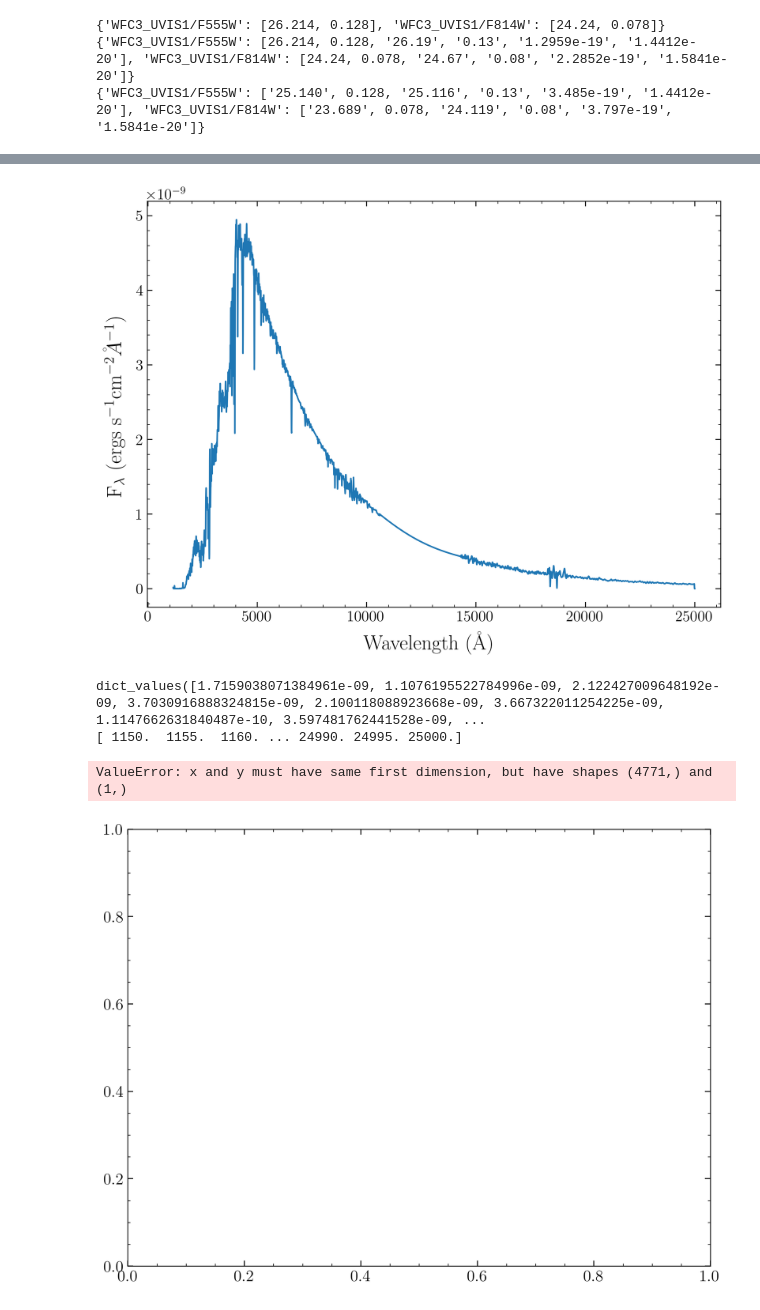
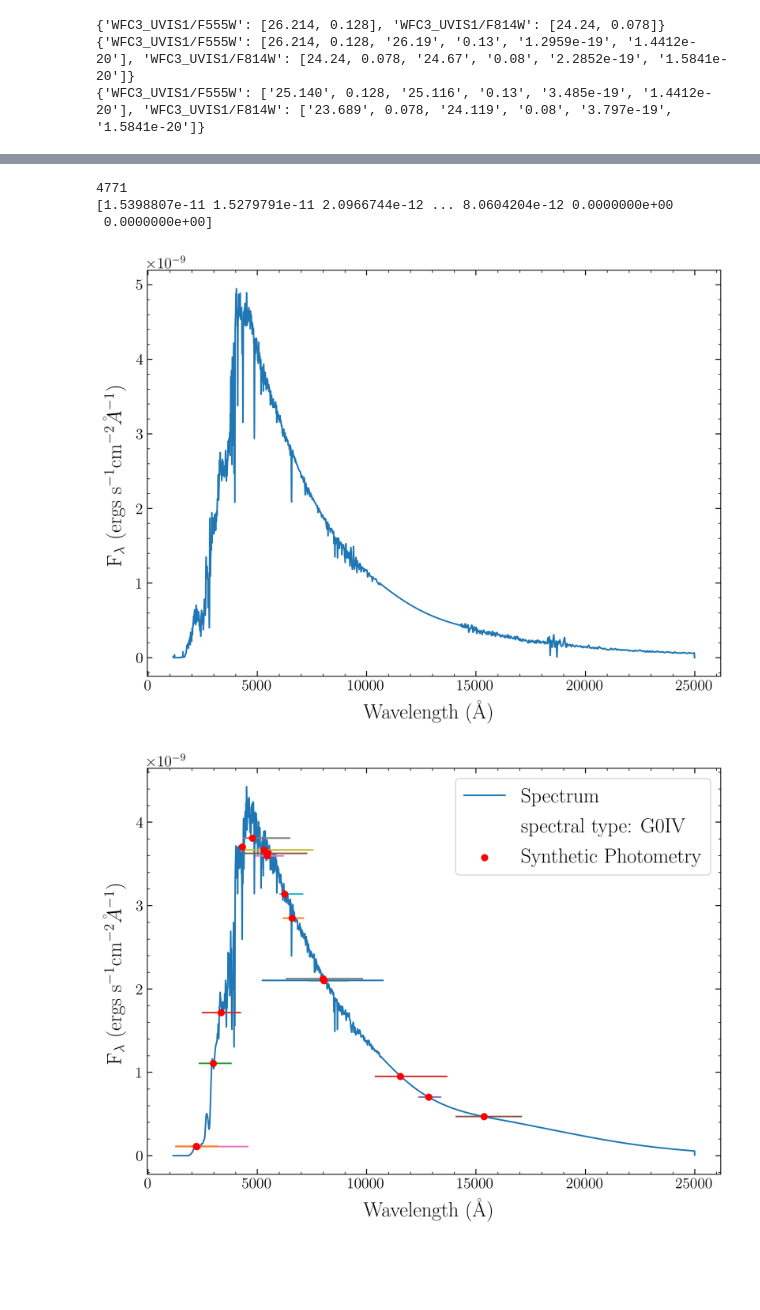
Before and after one commit to kirstytaggart/Lamat-progenitor-project, a Jupyter notebook: plot_sed_v2.ipynb, the cells around one changed output, grey strips where cells are left out. Saved outputs shown, nothing was run; the diff lists cells and outputs as text; code cells hidden in the pictures; blank space fills up the shorter version.

```diff
--- a/plot_sed_v2.ipynb
+++ b/plot_sed_v2.ipynb
@@ -263,11 +310,13 @@ def createpickledic(path):
     dir_list = os.listdir(path)
     #for each file in pickles folder
     for file in os.listdir(path):
-        img = fits.open(path+file)
-        data, header = fits.getdata(path+file, header = True)
-        pickle_dic.update({file: [data , header]})
+        if file != 'pickles_uk.fits' and file != ".DS_Store":
+            print(file)
+            img = fits.open(path+file)
+            data, header = fits.getdata(path+file, header = True)
+            pickle_dic.update({file: [data , header]})
     return pickle_dic
 
-pickle_dic = createpickledic('/Users/Dominic/Downloads/Lamat-progenitor-project-main 11/dat_uvk/')
+pickle_dic = createpickledic(path+ 'dat_uvk/')
 print(pickle_dic)
 # %% [output]
@@ -348,6 +406,8 @@ error = 0.1 + 0.2 * x
 lower_error = 0.4 * error
 upper_error = error
 
+print(len(pickle_dic['pickles_uk_51.fits'][0]['WAVELENGTH']))
+print(pickle_dic['pickles_uk_51.fits'][0]['FLUX'])
 ax1.plot(pickle_dic['pickles_uk_51.fits'][0]['WAVELENGTH'],pickle_dic['pickles_uk_51.fits'][0]['FLUX'])
 
 asymmetric_error = [lower_error, upper_error]
@@ -357,38 +417,67 @@ fig.text(-0.05, 0.5, r'F$_\lambda$ (ergs s$^{-1}$cm$^{-2}\AA^{-1}$)', va='center
 
 plt.savefig('pickles_uk_51_SED_plot.png',bbox_inches='tight')
 # %% [output]
+4771
+[1.5398807e-11 1.5279791e-11 2.0966744e-12 ... 8.0604204e-12 0.0000000e+00
+ 0.0000000e+00]
 [figure]
 # %%
 #Example plot of 51st star model from Pickles library with synthethetic photometry
 
 fig = plt.figure(constrained_layout=True,figsize=(8,6),facecolor='white')
 gs = GridSpec(1, 1, figure=fig)
 ax1 = fig.add_subplot(gs[0, 0])
 
-# example data
-x = np.arange(0.1, 4, 0.5)
-y = np.exp(-x)
-error = 0.1 + 0.2 * x
-lower_error = 0.4 * error
-upper_error = error
 
-print(sed_dictionary.values())
-print(pickle_dic['pickles_uk_51.fits'][0]['WAVELENGTH'])
-ax1.plot(pickle_dic['pickles_uk_51.fits'][0]['WAVELENGTH'], dup_dictionary.values())
+eff_wavelength_sorted = sorted(eff_wavelength.items())
+sed_dictionary_sorted = sorted(sed_dictionary.items())
 
-asymmetric_error = [lower_error, upper_error]
 
-#ax1.errorbar(x, y*1e-9, yerr=asymmetric_error, fmt='o')
+x_eff_wavelength = np.zeros(len(eff_wavelength_sorted))
 
+
+for i in range(len(eff_wavelength_sorted)):
+    x_eff_wavelength[i] = eff_wavelength_sorted[i][1]
+
+#print(x_eff_wavelength)
+
+y_sed_data= np.zeros(len(sed_dictionary_sorted))
+
+for i in range(len(sed_dictionary_sorted)):
+    y_sed_data[i] = sed_dictionary_sorted[i][1]
+
+#print(y_sed_dictionary)
+
+
+#plt.title('pickles_uk_53.fits')
+ax1.plot(pickle_dic['pickles_uk_53.fits'][0]['WAVELENGTH'],pickle_dic['pickles_uk_53.fits'][0]['FLUX'], zorder = 1, label="Spectrum")
+ax1.scatter(x_eff_wavelength, y_sed_data, label= "Synthetic Photometry", color = 'red', zorder = 10)
+
+
+#errorbar
+#get errorbar x error values
+for i,key in enumerate(filter_dic):
+    #print(key)
+    range_of_wave = filter_dic[key][0]['col1']
+    #print(eff_wavelength[key])
+    #print(range_of_wave[0])
+    asymmetric_error = np.array(list(zip([eff_wavelength[key] - np.amin(range_of_wave), (np.max(range_of_wave) - eff_wavelength[key])])))
+    #print(asymmetric_error)
+    ax1.errorbar(x_eff_wavelength[i], y_sed_data[i], xerr =asymmetric_error)
+
+hdul = fits.open(path+ 'dat_uvk/' + list(pickle_dic.keys())[0])
+hdr = hdul[0].header
+name = hdr['COMMENT1']
+
+#ax1.errorbar(np.amin(range_of_values), np.amax(range_of_values), xerr = [eff_wavelength[filt] - np.amin(range_of_values), np.max(range_of_values) - eff_wavelength[filt]], label="errorbar")
+plt.plot([], [], ' ', label=name)
+ax1.legend()
 fig.text(0.5, -0.05, r'Wavelength (\AA)', ha='center')
 fig.text(-0.05, 0.5, r'F$_\lambda$ (ergs s$^{-1}$cm$^{-2}\AA^{-1}$)', va='center', rotation='vertical')
 
 plt.savefig('pickles_uk_51_SED_plot_synt_photometry.png',bbox_inches='tight')
 # %% [output]
-dict_values([1.7159038071384961e-09, 1.1076195522784996e-09, 2.122427009648192e-09, 3.7030916888324815e-09, 2.100118088923668e-09, 3.667322011254225e-09, 1.1147662631840487e-10, 3.597481762441528e-09, ...
-[ 1150.  1155.  1160. ... 24990. 24995. 25000.]
-ValueError: x and y must have same first dimension, but have shapes (4771,) and (1,)
-[figure, old version]
+[figure, new version]
 # %%
 # But a more detailed way to do it is by using a filter transmission profile.
 # This way, you do :
```
Also changed, not shown: parts of 11 cells of this notebook.
